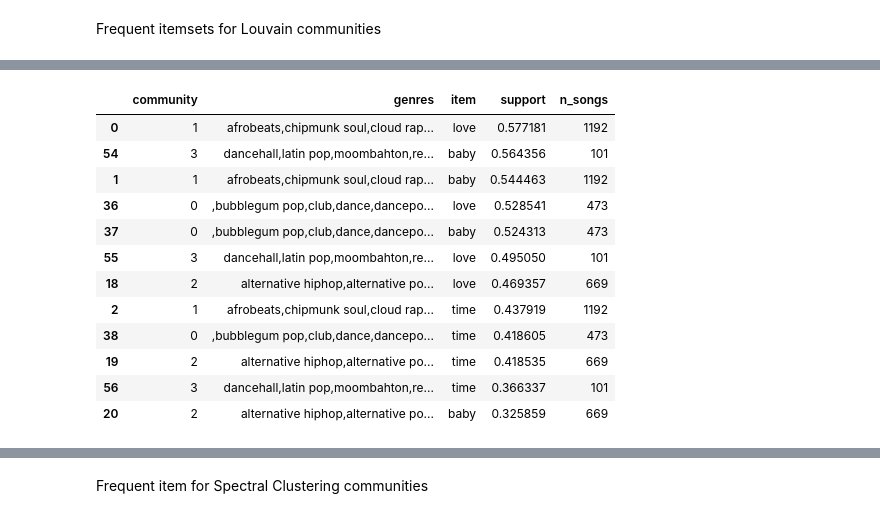
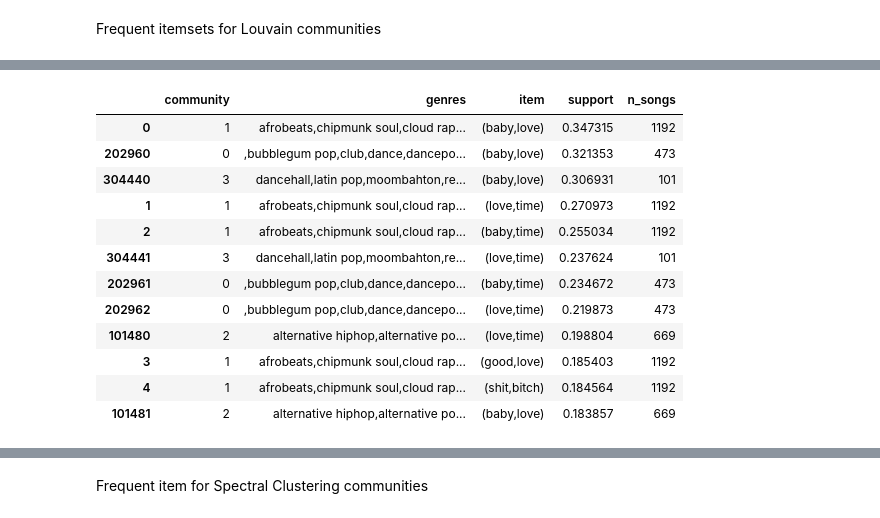
Before and after one commit to wkandersen/02807-computational-data-science, a Jupyter notebook: Project_main.ipynb, the cells around one changed output, grey strips where cells are left out. Cells and saved outputs as stored; diff of their text form; code cells hidden in the pictures.

```diff
--- a/Project_main.ipynb
+++ b/Project_main.ipynb
@@ -782,7 +776,7 @@ for b in baskets:
             pair_mat_hashed[max(i,j),min(i,j)]+=1
 # %%
-### extract frequent pairs that exceed support s2 (assume s2 = 0.02), and hash back.
+### extract frequent pairs that exceed support_freq_pairs s2 (assume s2 = 0.02), and hash back.
 
-support = 0.3
+support_freq_pairs = 0.1
 
-freq_pairs = [[df_freq_item_hash[df_freq_item_hash['hashcode']==x].index[0], df_freq_item_hash[df_freq_item_hash['hashcode']==y].index[0]] for x, y in zip(*np.where(pair_mat_hashed > support*len(baskets)))]
+freq_pairs = [[df_freq_item_hash[df_freq_item_hash['hashcode']==x].index[0], df_freq_item_hash[df_freq_item_hash['hashcode']==y].index[0]] for x, y in zip(*np.where(pair_mat_hashed > support_freq_pairs*len(baskets)))]
@@ -818 +812,8 @@ False
+# %%
+items = freq_items
+pairs = freq_pairs
+
+# For reporting
+TOP_K = 8
+MIN_SUPPORT = 0.05
 # %%
@@ -924,12 +842,6 @@ Frequent itemsets for Louvain communities
 # %%
 # Community-level support: aggregate genre baskets into communities and compute top items/pairs
 from collections import defaultdict
-
-# # Ensure louvainC exists; if not compute it quickly
-# try:
-#     louvainC
-# except NameError:
-#     louvainC = nx.community.louvain_communities(G, seed=42)
 
 # Map genre -> community index
 genre_to_comm = {}
@@ -951,42 +863,14 @@ for k in list(community_baskets.keys()):
     uniq = {frozenset(b) for b in community_baskets[k]}
     community_baskets[k] = [set(x) for x in uniq]
 
-# Reuse support functions from per-genre cell (or re-define if not present)
-def support_of_item_in_baskets(item, baskets):
-    if not baskets:
-        return 0.0
-    return sum(1 for b in baskets if item in b) / len(baskets)
-
-def support_of_pair_in_baskets(pair, baskets):
-    a, b = pair
-    if not baskets:
-        return 0.0
-    return sum(1 for s in baskets if a in s and b in s) / len(baskets)
-
-# Ensure 'items' and 'pairs' exist (from apriori / mlxtend step)
-try:
-    items = ml_freq_items
-    pairs = ml_freq_pairs
-except NameError:
-    items = [x for i in frq_items[frq_items['length']==1].itemsets.values for x in list(i)]
-    pairs = [list(x) for x in frq_items[frq_items['length']==2].itemsets.values]
-
-# For reporting
-TOP_K = 8
-MIN_SUPPORT = 0.05
-
-print('Community-level top items and pairs (support within community):')
+print('Community-level top pairs (support within community):')
 comm_rows = []
 comm_rows_pair = []
 for comm_idx, baskets in sorted(community_baskets.items(), key=lambda x: -len(x[1])):
     n_songs = len(baskets)
     if n_songs == 0:
         continue
-    # items
-    item_supports = [(it, support_of_item_in_baskets(it, baskets)) for it in items]
-    item_supports = sorted(item_supports, key=lambda x: -x[1])
-    top_items = [(it, sup) for it, sup in item_supports if sup >= MIN_SUPPORT][:TOP_K]
-    # pairs
+
     pair_supports = [(tuple(p), support_of_pair_in_baskets(p, baskets)) for p in pairs]
     pair_supports = sorted(pair_supports, key=lambda x: -x[1])
     top_pairs = [(p, sup) for p, sup in pair_supports if sup >= MIN_SUPPORT][:TOP_K]
@@ -995,12 +879,7 @@ for comm_idx, baskets in sorted(community_baskets.items(), key=lambda x: -len(x[
     # print summary
     comm_genres = sorted(list(louvainC[comm_idx]))
     print('\nCommunity', comm_idx, f'(n_songs={n_songs}) — genres =', comm_genres)
-    if top_items:
-        print('  Top items:')
-        for it, sup in top_items:
-            print(f"    {it}: support={sup:.2f}")
-    else:
-        print('  Top items: none above threshold')
+
     if top_pairs:
         print('  Top pairs:')
         for (a,b), sup in top_pairs:
@@ -1008,18 +887,12 @@ for comm_idx, baskets in sorted(community_baskets.items(), key=lambda x: -len(x[
     else:
         print('  Top pairs: none above threshold')
 
-    # collect rows for DataFrame
-    for it, sup in item_supports:
-        comm_rows.append({'community': comm_idx, 'genres': ','.join(comm_genres), 'item': it, 'support': sup, 'n_songs': n_songs})
-
     for it, sup in pair_supports:
         comm_rows_pair.append({'community': comm_idx, 'genres': ','.join(comm_genres), 'item': f'({it[0]},{it[1]})', 'support': sup, 'n_songs': n_songs})
 
-df_comm_item_support = pd.DataFrame(comm_rows)
 df_comm_pair_support = pd.DataFrame(comm_rows_pair)
 
 # Example: top 12 community-item combinations
-display(df_comm_item_support.sort_values(['support','n_songs'], ascending=[False, False]).head(12))
 display(df_comm_pair_support.sort_values(['support','n_songs'], ascending=[False, False]).head(12))
 # %% [output]
 Community-level top items and pairs (support within community):
@@ -1042,13 +915,13 @@ Community 1 (n_songs=1192) — genres = ['afrobeats', 'chipmunk soul', 'cloud ra
 |  | community | genres | item | support | n_songs |
-| 0 | 1 | afrobeats,chipmunk soul,cloud rap... | love | 0.577181 | 1192 |
-| 54 | 3 | dancehall,latin pop,moombahton,re... | baby | 0.564356 | 101 |
-| 1 | 1 | afrobeats,chipmunk soul,cloud rap... | baby | 0.544463 | 1192 |
-| 36 | 0 | ,bubblegum pop,club,dance,dancepo... | love | 0.528541 | 473 |
-| 37 | 0 | ,bubblegum pop,club,dance,dancepo... | baby | 0.524313 | 473 |
-| 55 | 3 | dancehall,latin pop,moombahton,re... | love | 0.495050 | 101 |
-| 18 | 2 | alternative hiphop,alternative po... | love | 0.469357 | 669 |
-| 2 | 1 | afrobeats,chipmunk soul,cloud rap... | time | 0.437919 | 1192 |
-| 38 | 0 | ,bubblegum pop,club,dance,dancepo... | time | 0.418605 | 473 |
-| 19 | 2 | alternative hiphop,alternative po... | time | 0.418535 | 669 |
-| 56 | 3 | dancehall,latin pop,moombahton,re... | time | 0.366337 | 101 |
-| 20 | 2 | alternative hiphop,alternative po... | baby | 0.325859 | 669 |
+| 0 | 1 | afrobeats,chipmunk soul,cloud rap... | (baby,love) | 0.347315 | 1192 |
+| 202960 | 0 | ,bubblegum pop,club,dance,dancepo... | (baby,love) | 0.321353 | 473 |
+| 304440 | 3 | dancehall,latin pop,moombahton,re... | (baby,love) | 0.306931 | 101 |
+| 1 | 1 | afrobeats,chipmunk soul,cloud rap... | (love,time) | 0.270973 | 1192 |
+| 2 | 1 | afrobeats,chipmunk soul,cloud rap... | (baby,time) | 0.255034 | 1192 |
+| 304441 | 3 | dancehall,latin pop,moombahton,re... | (love,time) | 0.237624 | 101 |
+| 202961 | 0 | ,bubblegum pop,club,dance,dancepo... | (baby,time) | 0.234672 | 473 |
+| 202962 | 0 | ,bubblegum pop,club,dance,dancepo... | (love,time) | 0.219873 | 473 |
+| 101480 | 2 | alternative hiphop,alternative po... | (love,time) | 0.198804 | 669 |
+| 3 | 1 | afrobeats,chipmunk soul,cloud rap... | (good,love) | 0.185403 | 1192 |
+| 4 | 1 | afrobeats,chipmunk soul,cloud rap... | (shit,bitch) | 0.184564 | 1192 |
+| 101481 | 2 | alternative hiphop,alternative po... | (baby,love) | 0.183857 | 669 |
```
Also changed, not shown: parts of 11 cells of this notebook.
